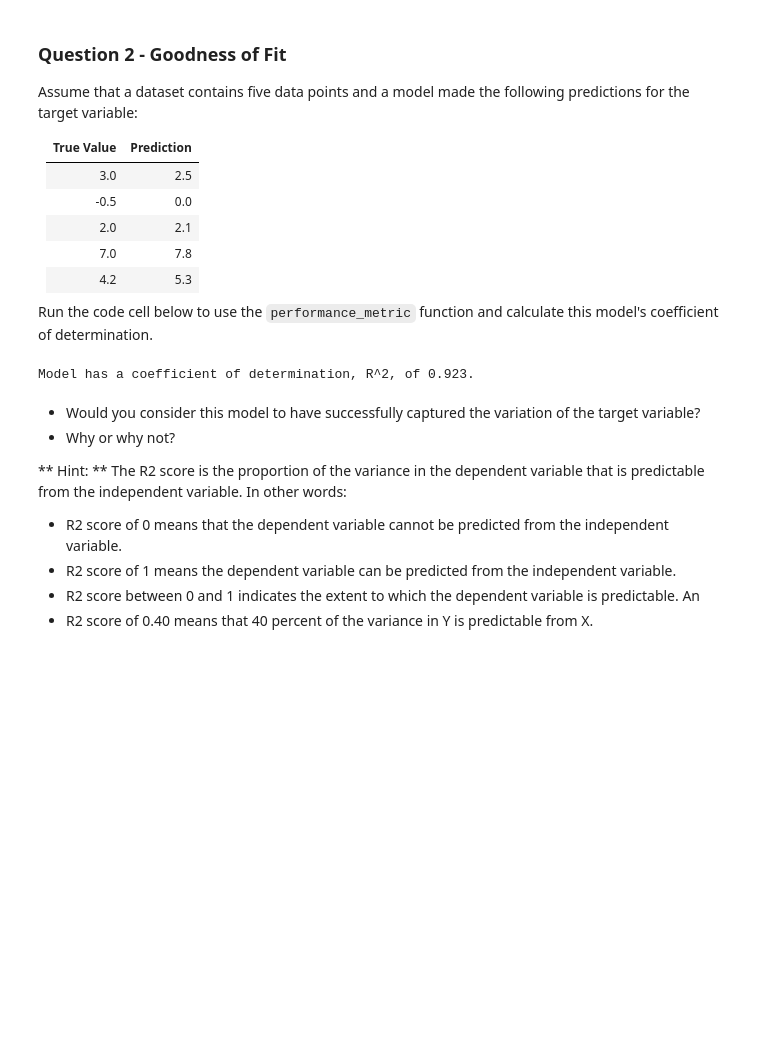
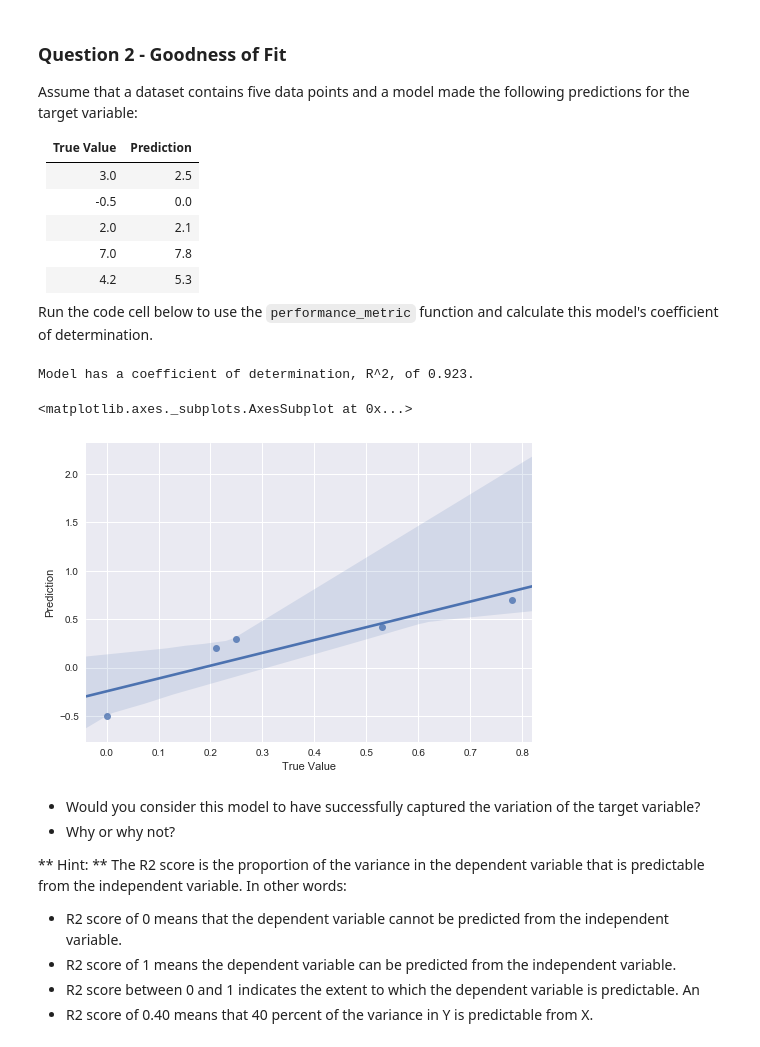
Before and after one commit to Turnman/machine-learning, a Jupyter notebook: projects/boston_housing/boston_housing.ipynb, the cells around one changed output. Saved outputs shown, nothing was run; the diff lists cells and outputs as text; code cells hidden in the pictures; blank space fills up the shorter version.

```diff
--- a/projects/boston_housing/boston_housing.ipynb
+++ b/projects/boston_housing/boston_housing.ipynb
@@ -145,9 +145,16 @@ Run the code cell below to use the `performance_metric` function and calculate t
 # %%
 # Calculate the performance of this model
 score = performance_metric([3, -0.5, 2, 7, 4.2], [2.5, 0.0, 2.1, 7.8, 5.3])
 print "Model has a coefficient of determination, R^2, of {:.3f}.".format(score)
+
+import seaborn as sns
+sample_df = pd.DataFrame([0.3, -0.5, 0.2, 0.7, 0.42], [0.25, 0.0, 0.21, 0.78, 0.53]).reset_index()
+sample_df.columns = ['True Value', 'Prediction']
+sns.regplot('True Value', 'Prediction', sample_df)
 # %% [output]
 Model has a coefficient of determination, R^2, of 0.923.
+<matplotlib.axes._subplots.AxesSubplot at 0x...>
+[figure, added]
 # %% [markdown]
 * Would you consider this model to have successfully captured the variation of the target variable?
 * Why or why not?
```
Also changed, not shown: parts of 12 cells of this notebook, 1 other file.
